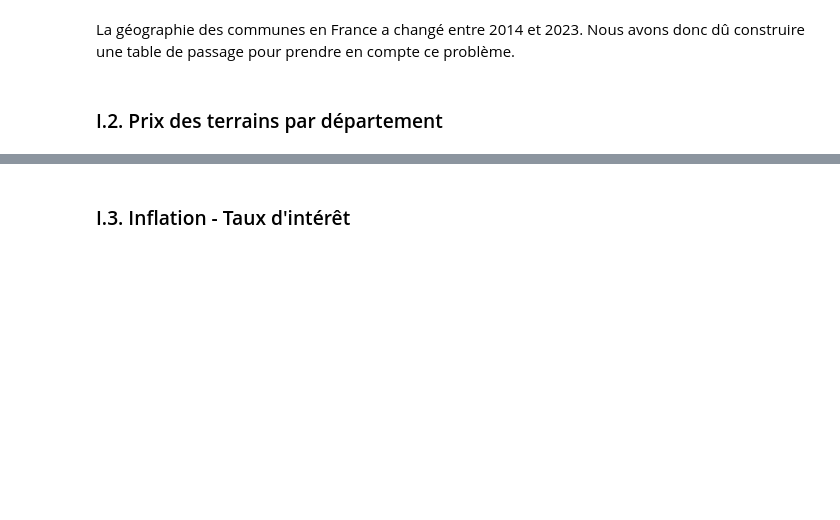
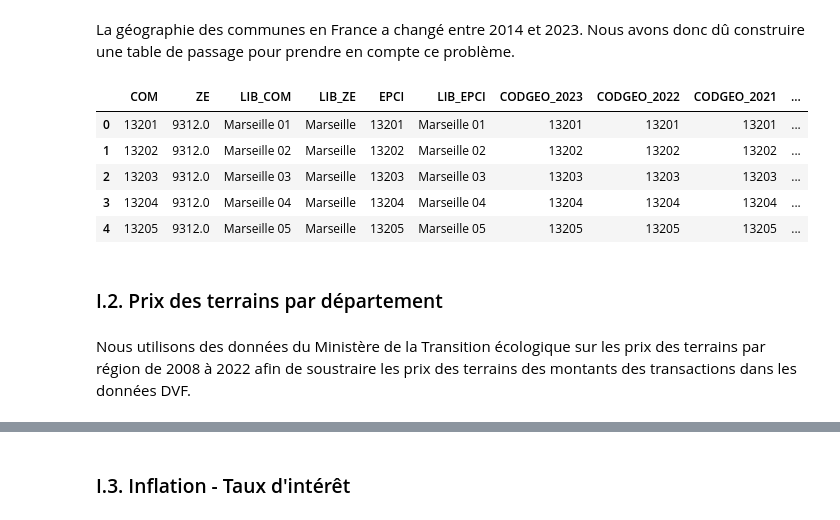
Before and after one commit to pwisniewski-econ/interestnpy, a Jupyter notebook: notebook_french.ipynb, the cells around one changed output, grey strips where cells are left out. Saved outputs shown, nothing was run; the diff lists cells and outputs as text; code cells hidden in the pictures; blank space fills up the shorter version.

```diff
--- a/notebook_french.ipynb
+++ b/notebook_french.ipynb
@@ -129,8 +132,19 @@ IDENT1423_DF['LIB_ZE'] = np.select(
 reord_cols = ['COM', 'ZE', 'LIB_COM', 'LIB_ZE', 'EPCI', 'LIB_EPCI']
 IDENT1423_DF = IDENT1423_DF[reord_cols + [col for col in IDENT1423_DF.columns if col not in reord_cols]]
 IDENT1423_DF.to_feather(path+"/data/interim/tble_de_passage_py.feather")
+# %%
+IDENT1423_DF.head()
+# %% [output]
+|  | COM | ZE | LIB_COM | LIB_ZE | EPCI | LIB_EPCI | CODGEO_2023 | CODGEO_2022 | CODGEO_2021 | ... |
+| 0 | 13201 | 9312.0 | Marseille 01 | Marseille | 13201 | Marseille 01 | 13201 | 13201 | 13201 | ... |
+| 1 | 13202 | 9312.0 | Marseille 02 | Marseille | 13202 | Marseille 02 | 13202 | 13202 | 13202 | ... |
+| 2 | 13203 | 9312.0 | Marseille 03 | Marseille | 13203 | Marseille 03 | 13203 | 13203 | 13203 | ... |
+| 3 | 13204 | 9312.0 | Marseille 04 | Marseille | 13204 | Marseille 04 | 13204 | 13204 | 13204 | ... |
+| 4 | 13205 | 9312.0 | Marseille 05 | Marseille | 13205 | Marseille 05 | 13205 | 13205 | 13205 | ... |
 # %% [markdown]
 ### I.2. Prix des terrains par département
+# %% [markdown]
+Nous utilisons des données du Ministère de la Transition écologique sur les prix des terrains par région de 2008 à 2022 afin de soustraire les prix des terrains des montants des transactions dans les données DVF.
 # %%
 #LOADS CONVERSION TABLE REG - DEP
 DEPREG_DF = pd.read_excel(path+"/data/external/GEOCOM/table-appartenance-geo-communes-19.xls",
```
Also changed, not shown: parts of 7 cells of this notebook.
